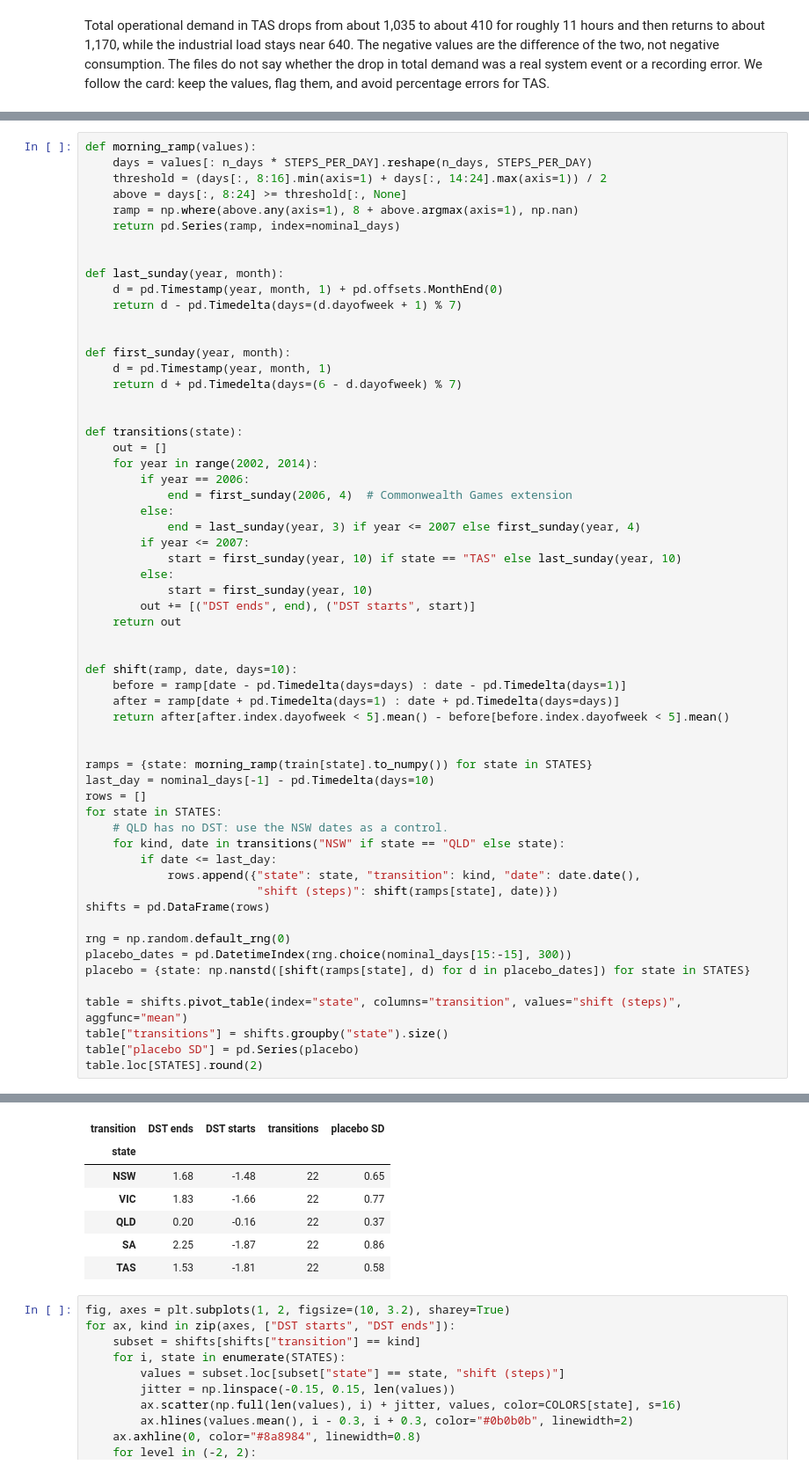
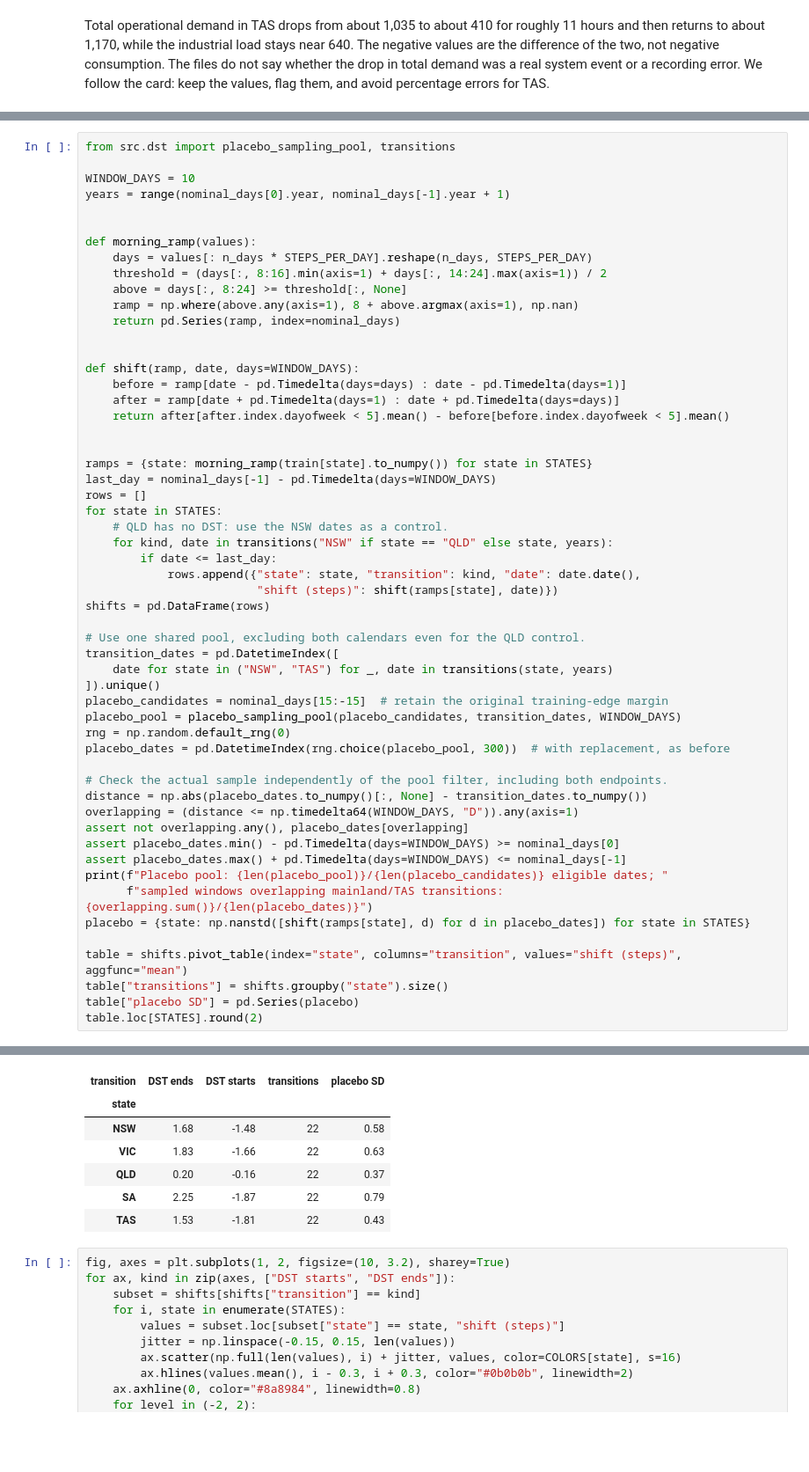
Before and after one commit to mlops-2627q1-mds-upc/MLOps_Endesa, a Jupyter notebook: notebooks/1.0-pp-demand-eda.ipynb, the cells around one changed output, grey strips where cells are left out. Shown at 88% size. Saved outputs shown, nothing was run; the diff lists cells and outputs as text; blank space fills up the shorter version.

Commit message:
fix: exclude DST windows from placebo sampling (#60)

```diff
--- a/notebooks/1.0-pp-demand-eda.ipynb
+++ b/notebooks/1.0-pp-demand-eda.ipynb
@@ -419,4 +422,10 @@ where no transition happens.
 # %%
+from src.dst import placebo_sampling_pool, transitions
+
+WINDOW_DAYS = 10
+years = range(nominal_days[0].year, nominal_days[-1].year + 1)
+
+
 def morning_ramp(values):
     days = values[: n_days * STEPS_PER_DAY].reshape(n_days, STEPS_PER_DAY)
     threshold = (days[:, 8:16].min(axis=1) + days[:, 14:24].max(axis=1)) / 2
@@ -425,50 +434,40 @@ def morning_ramp(values):
     return pd.Series(ramp, index=nominal_days)
 
 
-def last_sunday(year, month):
-    d = pd.Timestamp(year, month, 1) + pd.offsets.MonthEnd(0)
-    return d - pd.Timedelta(days=(d.dayofweek + 1) % 7)
-
-
-def first_sunday(year, month):
-    d = pd.Timestamp(year, month, 1)
-    return d + pd.Timedelta(days=(6 - d.dayofweek) % 7)
-
-
-def transitions(state):
-    out = []
-    for year in range(2002, 2014):
-        if year == 2006:
-            end = first_sunday(2006, 4)  # Commonwealth Games extension
-        else:
-            end = last_sunday(year, 3) if year <= 2007 else first_sunday(year, 4)
-        if year <= 2007:
-            start = first_sunday(year, 10) if state == "TAS" else last_sunday(year, 10)
-        else:
-            start = first_sunday(year, 10)
-        out += [("DST ends", end), ("DST starts", start)]
-    return out
-
-
-def shift(ramp, date, days=10):
+def shift(ramp, date, days=WINDOW_DAYS):
     before = ramp[date - pd.Timedelta(days=days) : date - pd.Timedelta(days=1)]
     after = ramp[date + pd.Timedelta(days=1) : date + pd.Timedelta(days=days)]
     return after[after.index.dayofweek < 5].mean() - before[before.index.dayofweek < 5].mean()
 
 
 ramps = {state: morning_ramp(train[state].to_numpy()) for state in STATES}
-last_day = nominal_days[-1] - pd.Timedelta(days=10)
+last_day = nominal_days[-1] - pd.Timedelta(days=WINDOW_DAYS)
 rows = []
 for state in STATES:
     # QLD has no DST: use the NSW dates as a control.
-    for kind, date in transitions("NSW" if state == "QLD" else state):
+    for kind, date in transitions("NSW" if state == "QLD" else state, years):
         if date <= last_day:
             rows.append({"state": state, "transition": kind, "date": date.date(),
                          "shift (steps)": shift(ramps[state], date)})
 shifts = pd.DataFrame(rows)
 
+# Use one shared pool, excluding both calendars even for the QLD control.
+transition_dates = pd.DatetimeIndex([
+    date for state in ("NSW", "TAS") for _, date in transitions(state, years)
+]).unique()
+placebo_candidates = nominal_days[15:-15]  # retain the original training-edge margin
+placebo_pool = placebo_sampling_pool(placebo_candidates, transition_dates, WINDOW_DAYS)
 rng = np.random.default_rng(0)
-placebo_dates = pd.DatetimeIndex(rng.choice(nominal_days[15:-15], 300))
+placebo_dates = pd.DatetimeIndex(rng.choice(placebo_pool, 300))  # with replacement, as before
+
+# Check the actual sample independently of the pool filter, including both endpoints.
+distance = np.abs(placebo_dates.to_numpy()[:, None] - transition_dates.to_numpy())
+overlapping = (distance <= np.timedelta64(WINDOW_DAYS, "D")).any(axis=1)
+assert not overlapping.any(), placebo_dates[overlapping]
+assert placebo_dates.min() - pd.Timedelta(days=WINDOW_DAYS) >= nominal_days[0]
+assert placebo_dates.max() + pd.Timedelta(days=WINDOW_DAYS) <= nominal_days[-1]
+print(f"Placebo pool: {len(placebo_pool)}/{len(placebo_candidates)} eligible dates; "
+      f"sampled windows overlapping mainland/TAS transitions: {overlapping.sum()}/{len(placebo_dates)}")
 placebo = {state: np.nanstd([shift(ramps[state], d) for d in placebo_dates]) for state in STATES}
 
 table = shifts.pivot_table(index="state", columns="transition", values="shift (steps)", aggfunc="mean")
@@ -479,10 +479,10 @@ table.loc[STATES].round(2)
 | transition | DST ends | DST starts | transitions | placebo SD |
 | state |  |  |  |  |
-| NSW | 1.68 | -1.48 | 22 | 0.65 |
-| VIC | 1.83 | -1.66 | 22 | 0.77 |
+| NSW | 1.68 | -1.48 | 22 | 0.58 |
+| VIC | 1.83 | -1.66 | 22 | 0.63 |
 | QLD | 0.20 | -0.16 | 22 | 0.37 |
-| SA | 2.25 | -1.87 | 22 | 0.86 |
-| TAS | 1.53 | -1.81 | 22 | 0.58 |
+| SA | 2.25 | -1.87 | 22 | 0.79 |
+| TAS | 1.53 | -1.81 | 22 | 0.43 |
 # %%
 fig, axes = plt.subplots(1, 2, figsize=(10, 3.2), sharey=True)
 for ax, kind in zip(axes, ["DST starts", "DST ends"]):
```
Also changed, not shown: parts of 3 cells of this notebook, 2 other files.
